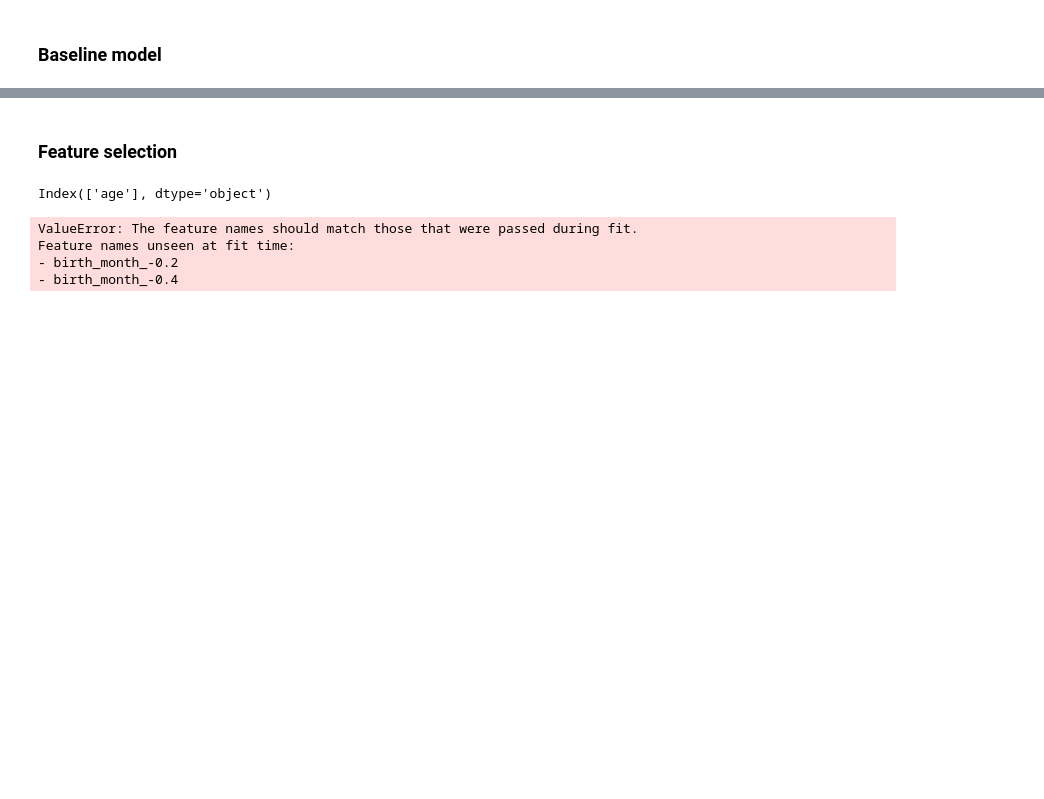
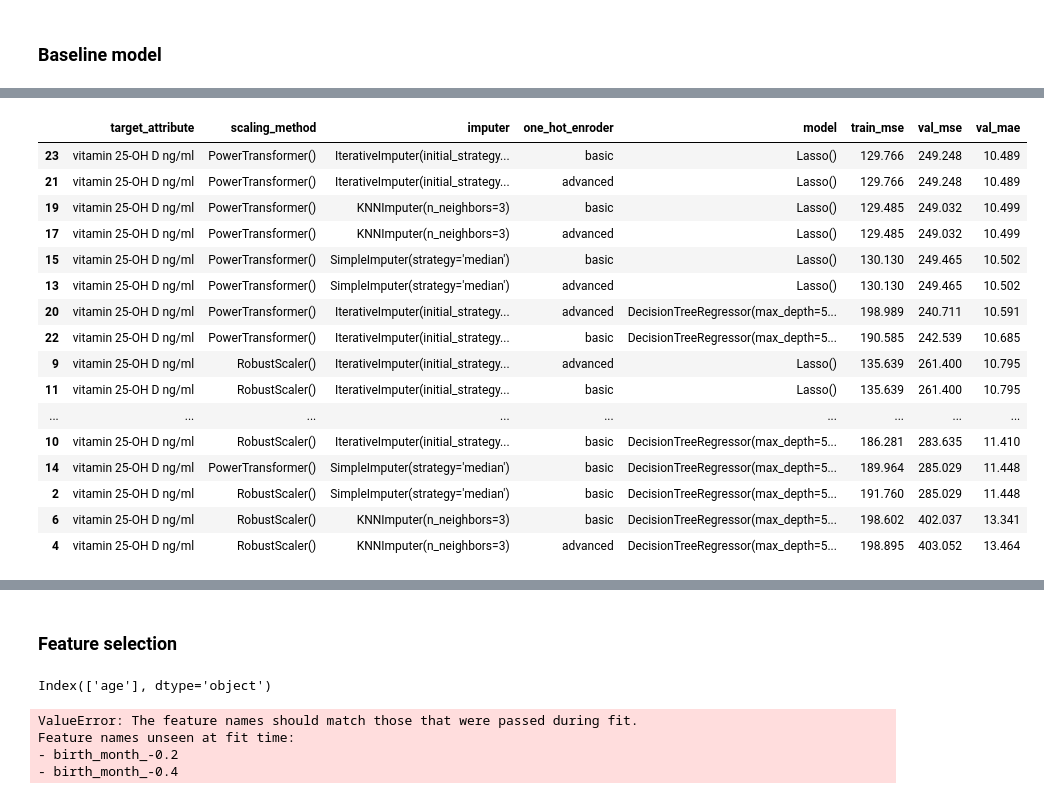
Before and after one commit to Karina-00/Master_project, a Jupyter notebook: training_models.ipynb, the cells around one changed output, grey strips where cells are left out. Saved outputs shown, nothing was run; the diff lists cells and outputs as text; code cells hidden in the pictures; blank space fills up the shorter version.

```diff
--- a/training_models.ipynb
+++ b/training_models.ipynb
@@ -588,0 +749,20 @@ baseline_model_scores_df
+# %%
+vit_d_model_scores_df.sort_values(by='val_mae', ascending=True)
+# %% [output]
+|  | target_attribute | scaling_method | imputer | one_hot_enroder | model | train_mse | val_mse | val_mae |
+| 23 | vitamin 25-OH D ng/ml | PowerTransformer() | IterativeImputer(initial_strategy... | basic | Lasso() | 129.766 | 249.248 | 10.489 |
+| 21 | vitamin 25-OH D ng/ml | PowerTransformer() | IterativeImputer(initial_strategy... | advanced | Lasso() | 129.766 | 249.248 | 10.489 |
+| 19 | vitamin 25-OH D ng/ml | PowerTransformer() | KNNImputer(n_neighbors=3) | basic | Lasso() | 129.485 | 249.032 | 10.499 |
+| 17 | vitamin 25-OH D ng/ml | PowerTransformer() | KNNImputer(n_neighbors=3) | advanced | Lasso() | 129.485 | 249.032 | 10.499 |
+| 15 | vitamin 25-OH D ng/ml | PowerTransformer() | SimpleImputer(strategy='median') | basic | Lasso() | 130.130 | 249.465 | 10.502 |
+| 13 | vitamin 25-OH D ng/ml | PowerTransformer() | SimpleImputer(strategy='median') | advanced | Lasso() | 130.130 | 249.465 | 10.502 |
+| 20 | vitamin 25-OH D ng/ml | PowerTransformer() | IterativeImputer(initial_strategy... | advanced | DecisionTreeRegressor(max_depth=5... | 198.989 | 240.711 | 10.591 |
+| 22 | vitamin 25-OH D ng/ml | PowerTransformer() | IterativeImputer(initial_strategy... | basic | DecisionTreeRegressor(max_depth=5... | 190.585 | 242.539 | 10.685 |
+| 9 | vitamin 25-OH D ng/ml | RobustScaler() | IterativeImputer(initial_strategy... | advanced | Lasso() | 135.639 | 261.400 | 10.795 |
+| 11 | vitamin 25-OH D ng/ml | RobustScaler() | IterativeImputer(initial_strategy... | basic | Lasso() | 135.639 | 261.400 | 10.795 |
+| ... | ... | ... | ... | ... | ... | ... | ... | ... |
+| 10 | vitamin 25-OH D ng/ml | RobustScaler() | IterativeImputer(initial_strategy... | basic | DecisionTreeRegressor(max_depth=5... | 186.281 | 283.635 | 11.410 |
+| 14 | vitamin 25-OH D ng/ml | PowerTransformer() | SimpleImputer(strategy='median') | basic | DecisionTreeRegressor(max_depth=5... | 189.964 | 285.029 | 11.448 |
+| 2 | vitamin 25-OH D ng/ml | RobustScaler() | SimpleImputer(strategy='median') | basic | DecisionTreeRegressor(max_depth=5... | 191.760 | 285.029 | 11.448 |
+| 6 | vitamin 25-OH D ng/ml | RobustScaler() | KNNImputer(n_neighbors=3) | basic | DecisionTreeRegressor(max_depth=5... | 198.602 | 402.037 | 13.341 |
+| 4 | vitamin 25-OH D ng/ml | RobustScaler() | KNNImputer(n_neighbors=3) | advanced | DecisionTreeRegressor(max_depth=5... | 198.895 | 403.052 | 13.464 |
```
Also changed, not shown: parts of 23 cells of this notebook, 12 other files.
